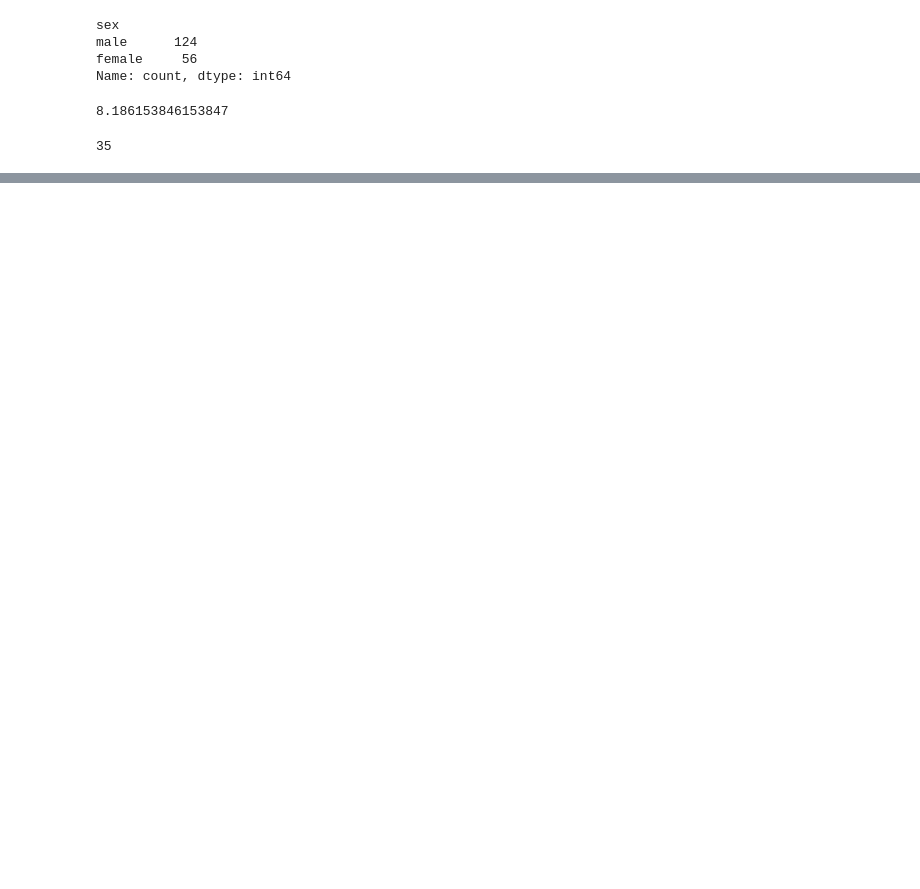
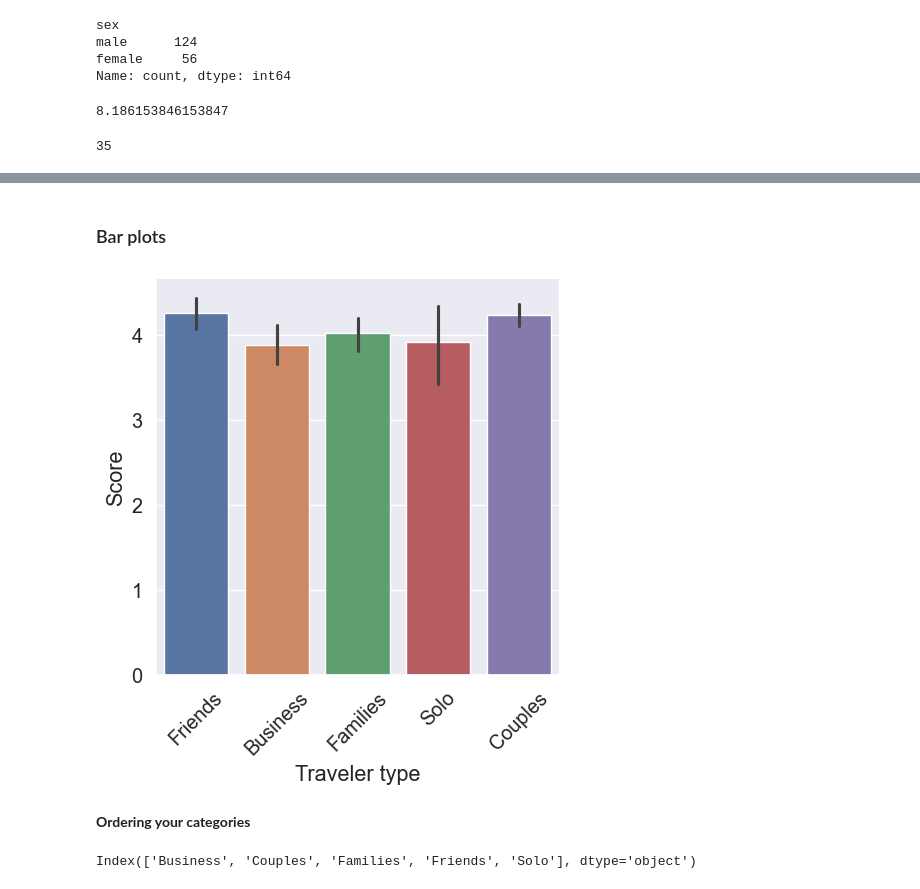
Before and after one commit to andrewch28/DataCamp, a Jupyter notebook: 11)Categorical_data.ipynb, the cells around one changed output, grey strips where cells are left out. Saved outputs shown, nothing was run; the diff lists cells and outputs as text; code cells hidden in the pictures; blank space fills up the shorter version.

```diff
--- a/11)Categorical_data.ipynb
+++ b/11)Categorical_data.ipynb
@@ -582,0 +672,21 @@ print(dogs[dogs["breed"].str.contains("English", regex=False)].shape[0])
+# %% [markdown]
+### Bar plots
+# %%
+sns.set(font_scale=1.3)
+sns.set_style("darkgrid")
+sns.catplot(x="Traveler type",
+            y="Score",
+            data=reviews,
+            kind="bar",
+            hue="Traveler type")
+plt.xticks(rotation=45)
+plt.show()
+# %% [output]
+[figure, added]
+# %% [markdown]
+**Ordering your categories**
+# %%
+reviews["Traveler type"] = reviews["Traveler type"].astype("category")
+reviews["Traveler type"].cat.categories  #automatically alphabetically ordered
+# %% [output]
+Index(['Business', 'Couples', 'Families', 'Friends', 'Solo'], dtype='object')
```
Also changed, not shown: parts of 66 cells of this notebook, 4 other files.
